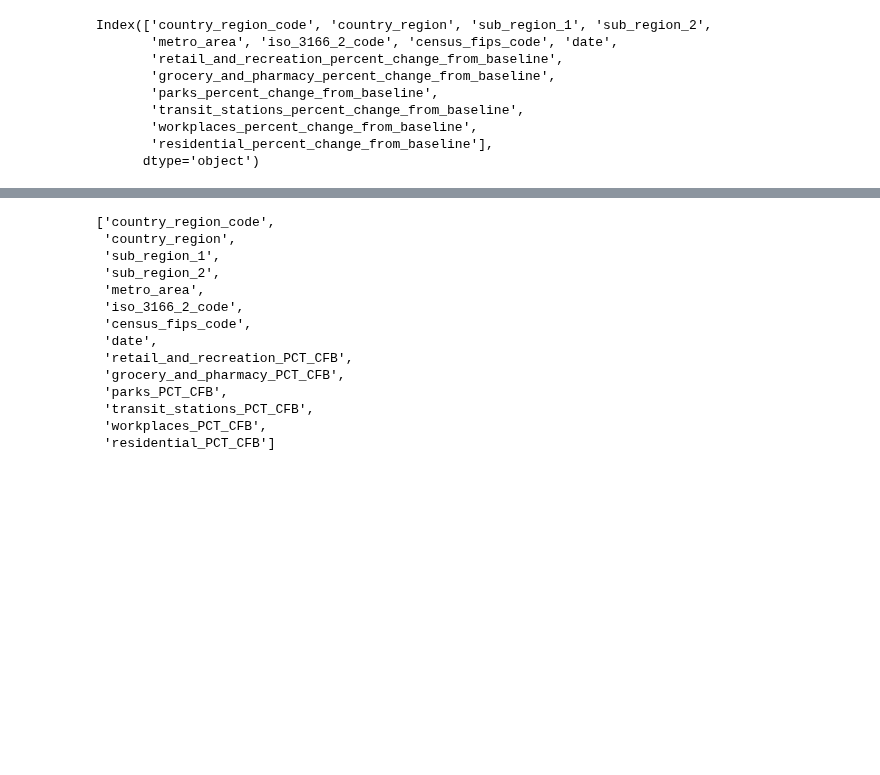
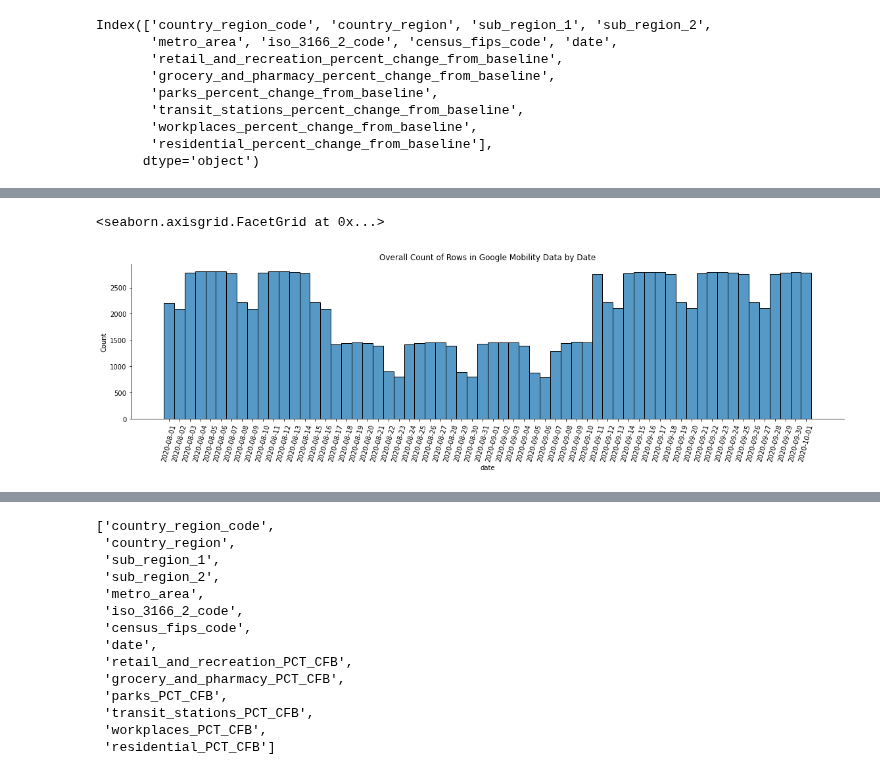
Before and after one commit to pballent/hia-covid, a Jupyter notebook: hia_covid_python_data_preprocess/Google_Mobility_Join_Counties_and_COVID.ipynb, the cells around one changed output, grey strips where cells are left out. Cells and saved outputs as stored; diff of their text form; code cells hidden in the pictures; blank space fills up the shorter version.

```diff
--- a/hia_covid_python_data_preprocess/Google_Mobility_Join_Counties_and_COVID.ipynb
+++ b/hia_covid_python_data_preprocess/Google_Mobility_Join_Counties_and_COVID.ipynb
@@ -31,0 +32,9 @@ sns.displot(mob.date, height=4, aspect=4, )
+# %%
+mob_sub = mob[(mob.date >= '2020-08-01') & (mob.date <= '2020-10-01')]
+g = sns.displot(mob_sub.date, height=4, aspect=4, )
+plt.xticks(rotation=75)
+plt.title("Overall Count of Rows in Google Mobility Data by Date")
+g
+# %% [output]
+<seaborn.axisgrid.FacetGrid at 0x...>
+[figure, added]
```
Also changed, not shown: parts of 31 cells of this notebook, 9 other files.
